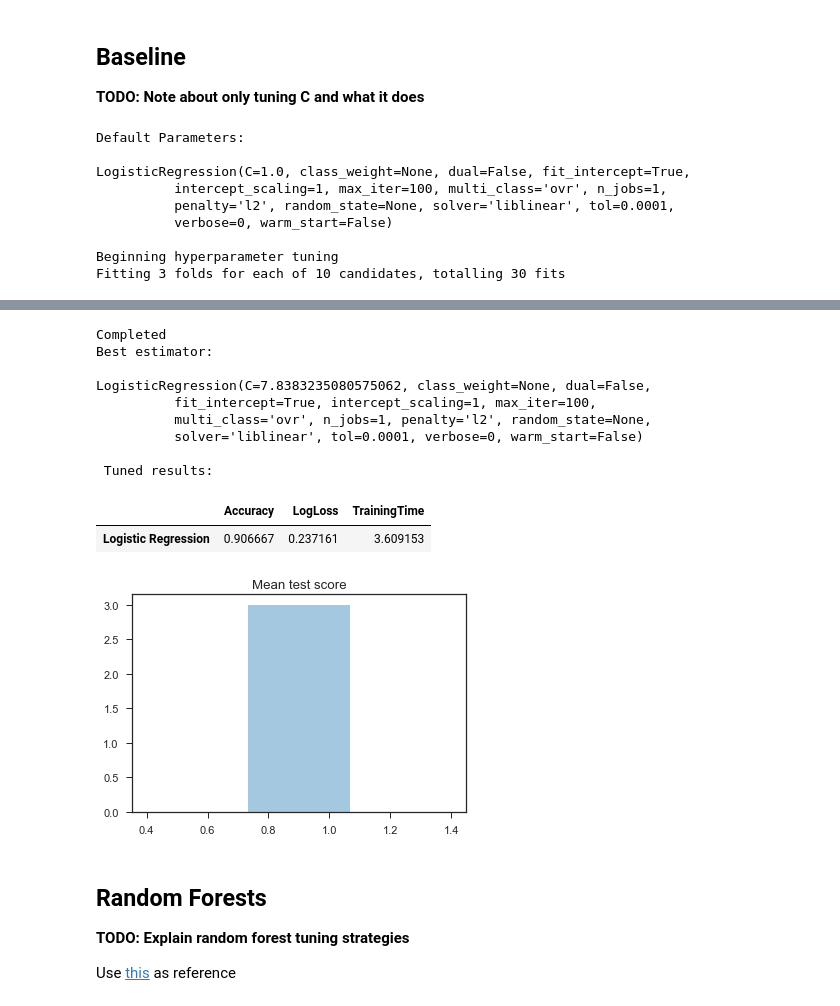
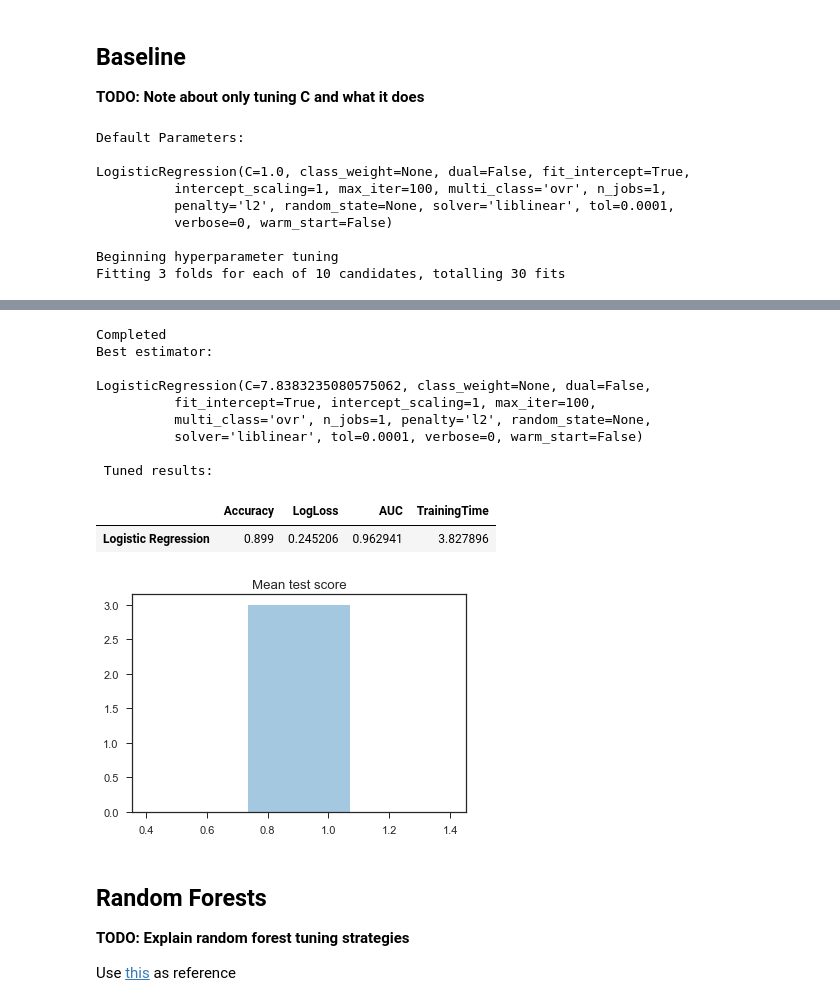
Before and after one commit to JeffMacaluso/Talks, a Jupyter notebook: EnsembleMethods/EnsembleMethods.ipynb, the cells around one changed output, grey strips where cells are left out. Saved outputs shown, nothing was run; the diff lists cells and outputs as text; code cells hidden in the pictures.

```diff
--- a/EnsembleMethods/EnsembleMethods.ipynb
+++ b/EnsembleMethods/EnsembleMethods.ipynb
@@ -83,7 +83,7 @@ df.head()
 **TODO: Talk about creating this function for gathering results**
 # %%
 # Data frame for gathering results
-results = pd.DataFrame(columns=['Accuracy', 'LogLoss', 'TrainingTime'])
+results = pd.DataFrame(columns=['Accuracy', 'LogLoss', 'AUC', 'TrainingTime'])
 tuned_results = results.copy()
 
 # Function for training a model and retrieving the results
@@ -117,9 +117,10 @@ def train_model_get_results(model, model_name):
     # Calcuating the log loss with predicted probabilities
     class_probabilities = model.predict_proba(X_test)
     log_loss = metrics.log_loss(y_test, class_probabilities)
+    auc = metrics.roc_auc_score(y_test, class_probabilities[:, 1])
 
     # Adding the model results to the results dataframe
-    model_results = [accuracy, log_loss, total_training_time]
+    model_results = [accuracy, log_loss, auc, total_training_time]
     results.loc[model_name] = model_results
 
     print('\n', 'Non-tuned results:')
@@ -283,8 +284,9 @@ accuracy = meta_learner.score(X_test_meta, y_test)
 # Calcuating the log loss with predicted probabilities
 class_probabilities = meta_learner.predict_proba(X_test_meta)
 log_loss = metrics.log_loss(y_test, class_probabilities)
+auc = metrics.roc_auc_score(y_test, class_probabilities[:, 1])
 
-model_results = [accuracy, log_loss, total_time]
+model_results = [accuracy, log_loss, auc, total_time]
 
 results.loc['Stacking'] = model_results
 
@@ -378,9 +408,10 @@ def random_search_get_results(model, parameters, model_name, num_rounds=10):
     # Calcuating the log loss with predicted probabilities
     class_probabilities = random_search.best_estimator_.predict_proba(X_test)
     log_loss = metrics.log_loss(y_test, class_probabilities)
+    auc = metrics.roc_auc_score(y_test, class_probabilities[:, 1])
 
     # Adding the model results to the results dataframe
-    model_results = [accuracy, log_loss, total_training_time]
+    model_results = [accuracy, log_loss, auc, total_training_time]
     tuned_results.loc[model_name] = model_results
 
     # Plotting the mean training accuracy from the different iterations
@@ -427,14 +458,14 @@ Fitting 3 folds for each of 10 candidates, totalling 30 fits
 Completed
 Best estimator:
 
 LogisticRegression(C=7.8383235080575062, class_weight=None, dual=False,
           fit_intercept=True, intercept_scaling=1, max_iter=100,
           multi_class='ovr', n_jobs=1, penalty='l2', random_state=None,
           solver='liblinear', tol=0.0001, verbose=0, warm_start=False)
 
  Tuned results:
-|  | Accuracy | LogLoss | TrainingTime |
-| Logistic Regression | 0.906667 | 0.237161 | 3.609153 |
+|  | Accuracy | LogLoss | AUC | TrainingTime |
+| Logistic Regression | 0.899 | 0.245206 | 0.962941 | 3.827896 |
 [figure]
 # %% [markdown]
 ## Random Forests
```
Also changed, not shown: parts of 10 cells of this notebook.
